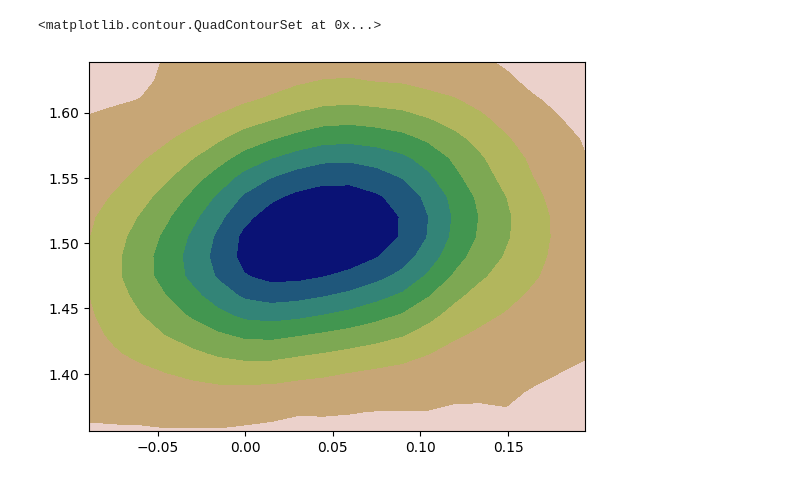
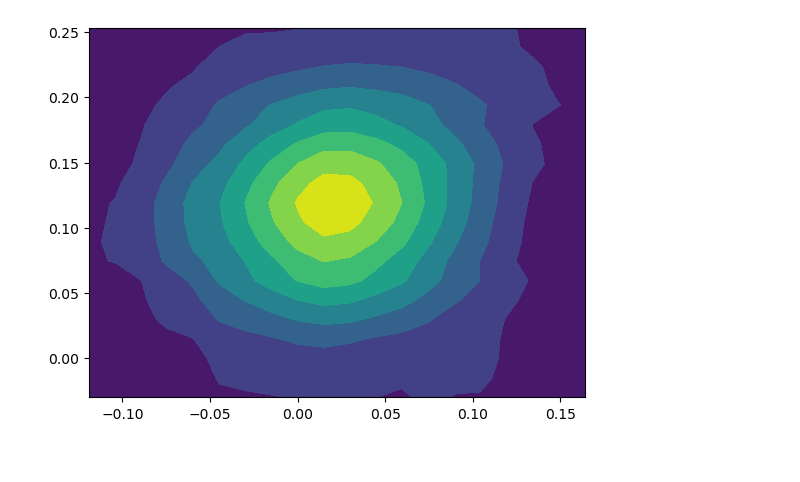
Before and after one commit to laureloneill/psf_source_localization, a Jupyter notebook: 2d_gauss_fit.ipynb, the cells around one changed output. Saved outputs shown, nothing was run; the diff lists cells and outputs as text; code cells hidden in the pictures.

```diff
--- a/2d_gauss_fit.ipynb
+++ b/2d_gauss_fit.ipynb
@@ -14,8 +15,8 @@ from lmfit.models import GaussianModel
 #data_path = Path("c:/Users/ajo5182/Documents/astro/y2024-12-09/BC001_Al_FF_243K_HORI_35_0/Analysis/imaging_analysis_20241213/image_reconstruction.fits.gz")
 #data_path = Path("Z:\Astro_BlackCAT\BlackCAT_Calibration_Data\LC_Calibration_Data\y2024-12-09\BC001_Al_FF_243K_HORI_10_0\Analysis\imaging_analysis_20241213\image_reconstruction.fits.gz")
 #data_path = Path("Z:\Astro_BlackCAT\BlackCAT_Calibration_Data\LC_Calibration_Data\y2024-12-12\BC057_Ti_FF_233K_HORI_0_0\Analysis\imaging_analysis_20241213\image_reconstruction.fits.gz")
-data_path = Path("Z:\Astro_BlackCAT\BlackCAT_Calibration_Data\LC_Calibration_Data\y2024-12-12\BC057_Ti_FF_233_HORI_0_0\Analysis\imaging_analysis_20241213\image_reconstruction.fits.gz")
-
+#data_path = Path("Z:\Astro_BlackCAT\BlackCAT_Calibration_Data\LC_Calibration_Data\y2024-12-12\BC057_Ti_FF_233_HORI_0_0\Analysis\imaging_analysis_20241213\image_reconstruction.fits.gz")
+data_path = Path("Z:\Astro_BlackCAT\BlackCAT_Calibration_Data\LC_Calibration_Data\y2024-11-18\BC_Ti_EffArr_1_R04\Analysis\imaging_analysis_20241120\image_reconstruction.fits.gz")
 d = fits.open(data_path) # open fits file
 
 data = d[0].data # data contents of the fits file
@@ -31,13 +32,13 @@ window = 10
 # %%
 x_window =x[peak_loc[1]-window:peak_loc[1]+window]
 y_window =y [peak_loc[0]-window:peak_loc[0]+window]
 X,Y = np.meshgrid(x[peak_loc[1]-window:peak_loc[1]+window],y[peak_loc[0]-window:peak_loc[0]+window])
 windowed_data = data[peak_loc[0]-window:peak_loc[0]+window, peak_loc[1]-window:peak_loc[1]+window]
 
-plt.contourf(-X, Y, windowed_data, cmap=plt.cm.gist_earth_r)
+plt.contourf(-X, Y, windowed_data)
+plt.savefig('2dpeak')
 # %% [output]
-<matplotlib.contour.QuadContourSet at 0x...>
-[figure, old version]
+[figure, new version]
 # %%
 import numpy as np
 from astropy.modeling import models, fitting
```
Also changed, not shown: parts of 8 cells of this notebook, 14 other files.
